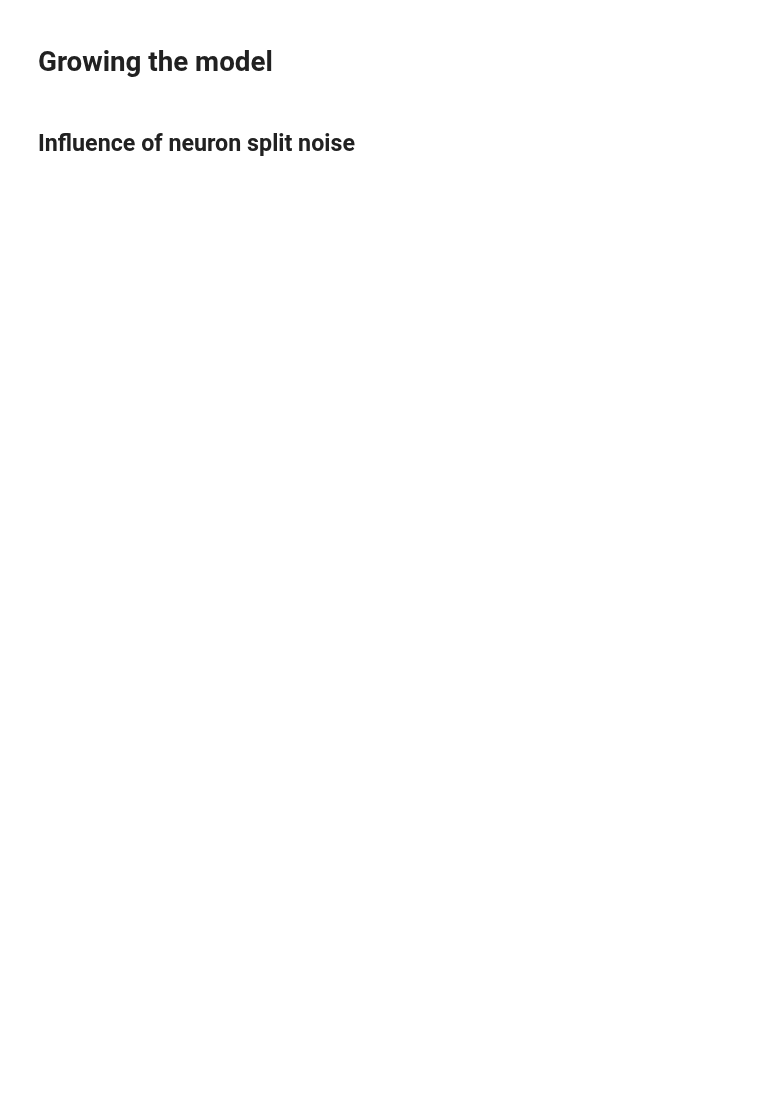
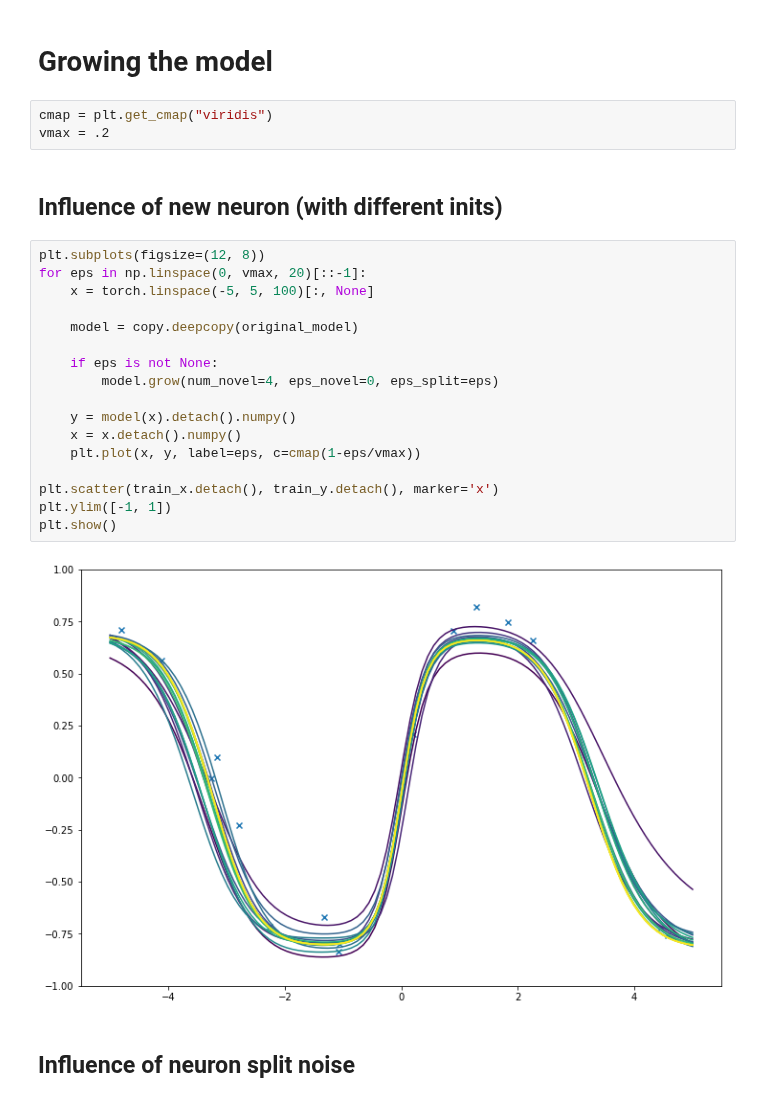
Before and after one commit to plonerma/growing-transformer, a Jupyter notebook: demo_mlp_growth_operation.ipynb, the cells around one changed output. Saved outputs shown, nothing was run; the diff lists cells and outputs as text; blank space fills up the shorter version.

```diff
--- a/demo_mlp_growth_operation.ipynb
+++ b/demo_mlp_growth_operation.ipynb
@@ -63,5 +63,29 @@ plt.show()
 # %% [markdown]
 # Growing the model
+# %%
+cmap = plt.get_cmap("viridis")
+vmax = .2
+# %% [markdown]
+## Influence of new neuron (with different inits)
+# %%
+plt.subplots(figsize=(12, 8))
+for eps in np.linspace(0, vmax, 20)[::-1]:
+    x = torch.linspace(-5, 5, 100)[:, None]
+
+    model = copy.deepcopy(original_model)
+
+    if eps is not None:
+        model.grow(num_novel=4, eps_novel=0, eps_split=eps)
+
+    y = model(x).detach().numpy()
+    x = x.detach().numpy()
+    plt.plot(x, y, label=eps, c=cmap(1-eps/vmax))
+
+plt.scatter(train_x.detach(), train_y.detach(), marker='x')
+plt.ylim([-1, 1])
+plt.show()
+# %% [output]
+[figure, added]
 # %% [markdown]
 ## Influence of neuron split noise
 # %%
```
Also changed, not shown: parts of 5 cells of this notebook, 11 other files.
